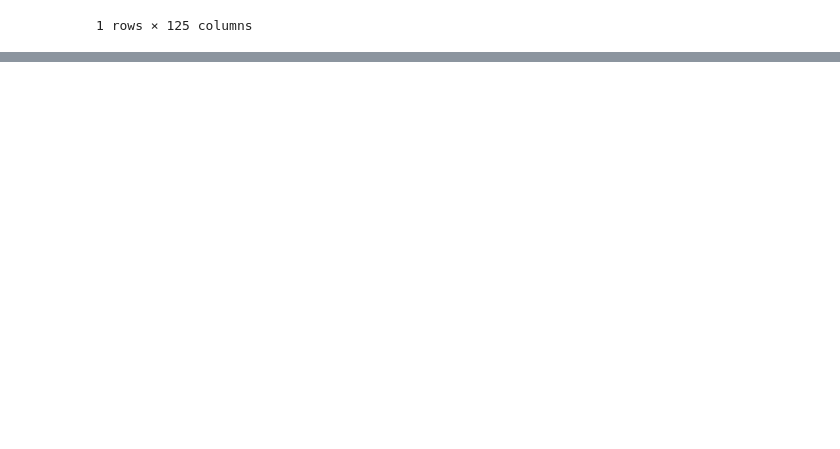
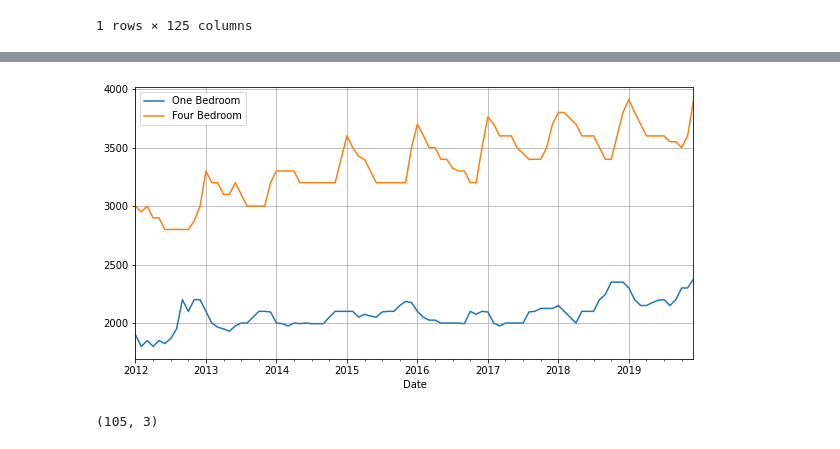
Before and after one commit to TabithaMaud/rental-analysis-final-project, a Jupyter notebook: report.ipynb, the cells around one changed output, grey strips where cells are left out. Cells and saved outputs as stored; diff of their text form; code cells hidden in the pictures; blank space fills up the shorter version.

Commit message:
create function to handle any city's data plot

```diff
--- a/report.ipynb
+++ b/report.ipynb
@@ -199,0 +88,57 @@ one_vs_four[one_vs_four['Bedrooms'] == 'four']['Rent'].tolist()
+# %%
+def get_city_data(city_name):
+    city_data = rentals [rentals['RegionName'] == city_name]
+    city_data = city_data.drop(city_data.columns[[0, 1, 2, 3, 4, 5]], axis=1)
+
+    dates1 = []
+    rental_prices1 = []
+    rental_prices2 = []
+
+    for col in city_data:
+        dates1.append(col)
+
+    city_df = pd.DataFrame(dates1, columns = ['Date'])
+
+    # ONE BEDROOM PRICES
+    for price in city_data.iloc[0]:
+        rental_prices1.append(price)
+
+    # FOUR BEDROOM PRICES
+    for price in city_data.iloc[1]:
+        rental_prices2.append(price)
+
+    city_df['One Bedroom'] = rental_prices1
+    city_df['Four Bedroom'] = rental_prices2
+
+    # DROP BEDROOM VAL
+    city_df.drop(city_df.tail(1).index, inplace=True)
+
+    #################
+
+    # CLEAN DATA
+    city_df = city_df.dropna()
+
+
+    ##################
+
+    # CONVERT DATES TO DATETIME
+    city_df.Date = city_df.Date.apply(pd.to_datetime, errors='coerce')
+
+
+    ###################
+    return city_df
+
+    ##########
+
+boston = get_city_data('Boston')
+
+##################
+# Plot Function
+
+
+def get_city_line(data_frame):
+    data_frame.plot(kind='line', x="Date", y=["One Bedroom", "Four Bedroom"], figsize=(10,5), grid=True)
+
+get_city_line(boston)
+# %% [output]
+[figure, added]
@@ -199,0 +153,5 @@ one_vs_four[one_vs_four['Bedrooms'] == 'four']['Rent'].tolist()
+# %%
+san_diego = get_city_data('San Diego')
+san_diego.shape
+# %% [output]
+(105, 3)
```
Also changed, not shown: parts of 11 cells of this notebook.
